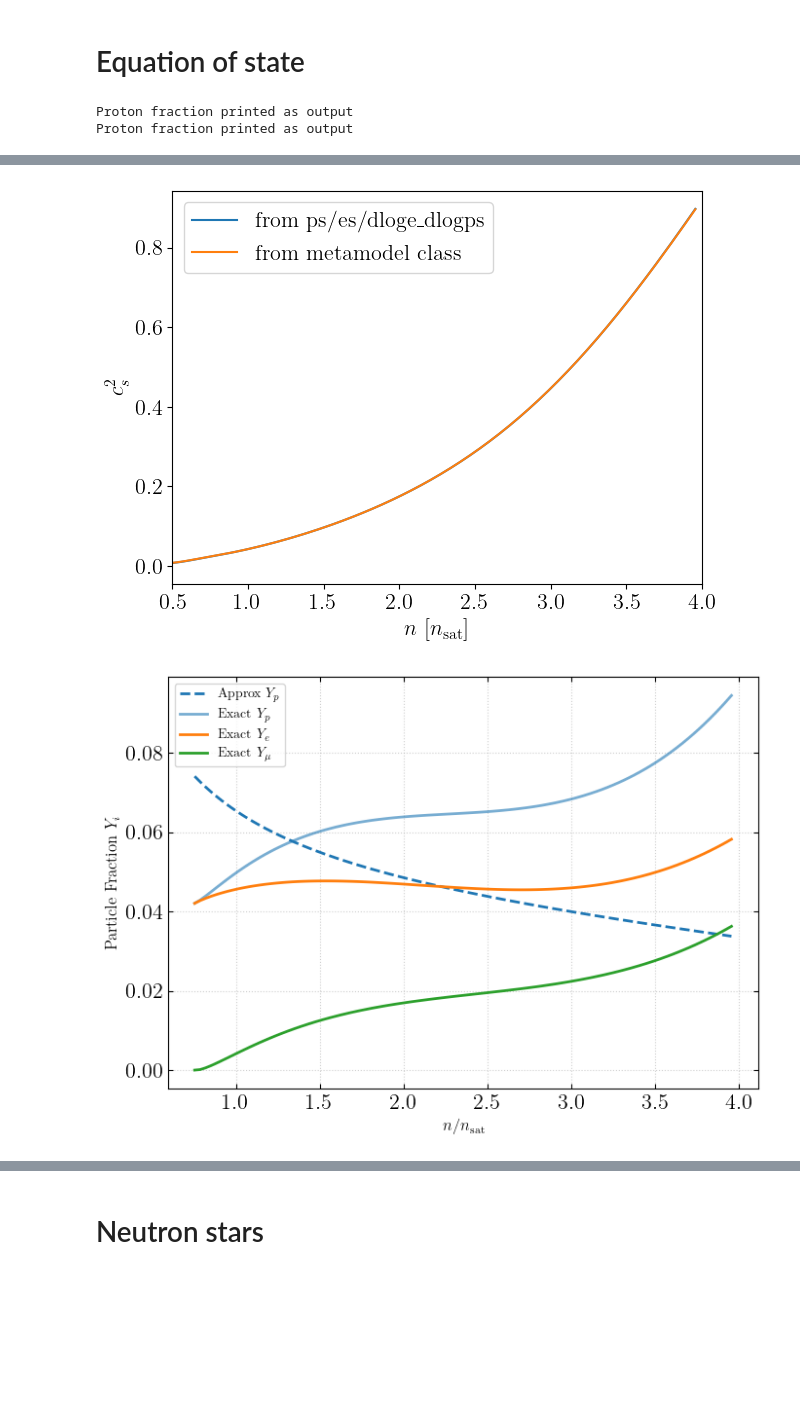
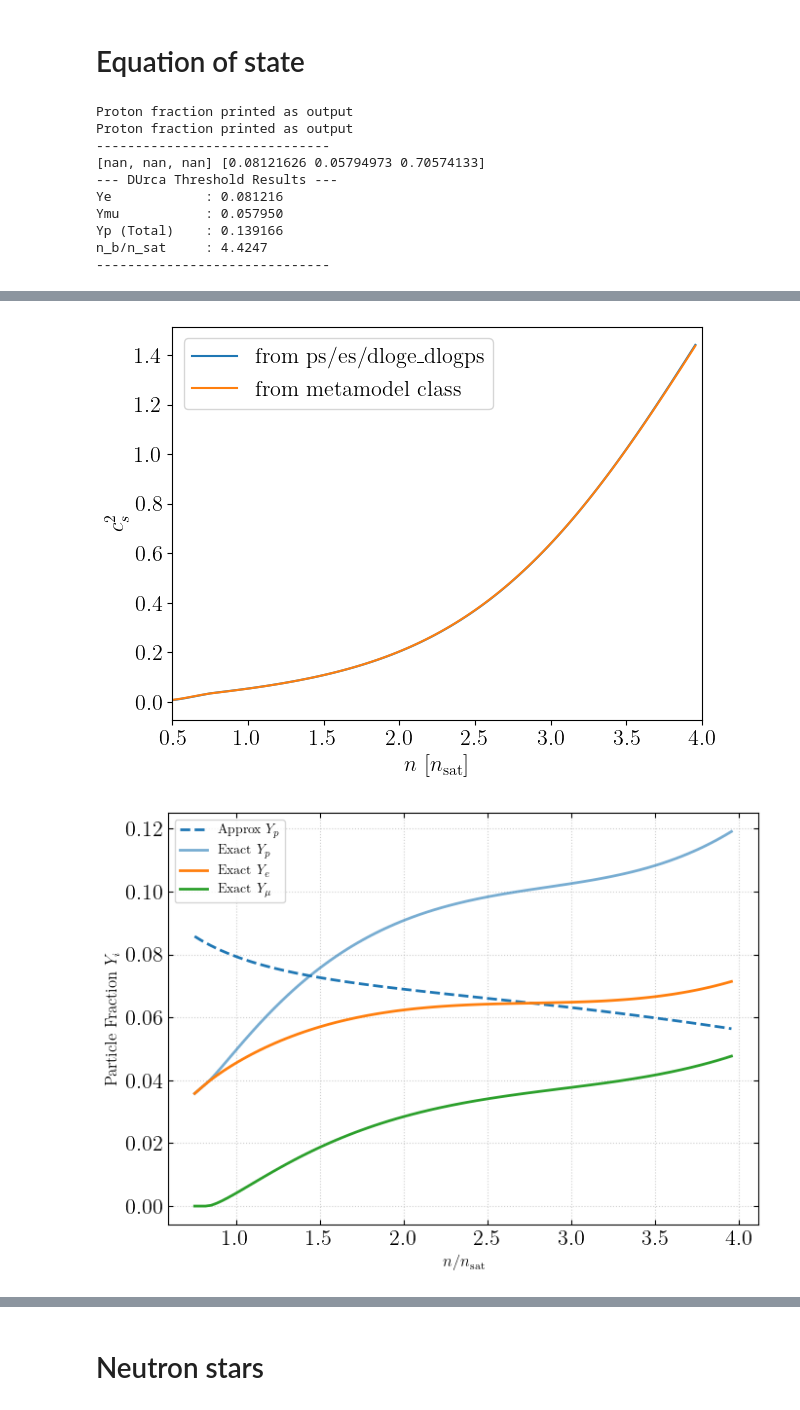
Before and after one commit to diodaberjalan/jester, a Jupyter notebook: examples/eos_tov/eos_tov_beta-test.ipynb, the cells around one changed output, grey strips where cells are left out. Cells and saved outputs as stored; diff of their text form; code cells hidden in the pictures; blank space fills up the shorter version.

```diff
--- a/examples/eos_tov/eos_tov_beta-test.ipynb
+++ b/examples/eos_tov/eos_tov_beta-test.ipynb
@@ -30,32 +30,32 @@ W0119 18:19:34.834517  455437 cuda_executor.cc:1802] GPU interconnect informatio
 nsat = 0.1595 # nuclear saturation density in fm^-3
 
 # Define the EOS object, here we focus on Metamodel with CSE
-eos_exact = MetaModel_only(nmax_nsat=6.0, proton_fraction = 'exact')
+eos_exact = MetaModel_only(nmax_nsat=6.0, proton_fraction = 'exact', calculate_durca = True)
 eos = MetaModel_only(nmax_nsat=6.0)
 
 # Define the nuclear empirical parameters (NEPs) -- all in MeV
-# NEP_dict = {"E_sat": -16.0, # saturation parameters
-#             "K_sat": 200.0,
-#             "Q_sat": 0.0,
-#             "Z_sat": 0.0,
-#             "E_sym": 32.0, # symmetry parameters
-#             "L_sym": 70.0,
-#             "K_sym": -100.0,
-#             "Q_sym": 0.0,
-#             "Z_sym": 0.0,
-#             }
+NEP_dict = {"E_sat": -16.0, # saturation parameters
+            "K_sat": 200.0,
+            "Q_sat": 0.0,
+            "Z_sat": 0.0,
+            "E_sym": 32.0, # symmetry parameters
+            "L_sym": 70.0,
+            "K_sym": -100.0,
+            "Q_sym": 0.0,
+            "Z_sym": 0.0,
+            }
 
 # SLy dict
-NEP_dict = {"E_sat": -15.97, # saturation parameters
-            "K_sat":  229.9,
-            "Q_sat": -145.1,
-            "Z_sat": -671,
-            "E_sym": 32.01, # symmetry parameters
-            "L_sym": 45.99,
-            "K_sym": -119.6,
-            "Q_sym": 252,
-            "Z_sym": -410,
-            }
+# NEP_dict = {"E_sat": -15.97, # saturation parameters
+#             "K_sat":  229.9,
+#             "Q_sat": -145.1,
+#             "Z_sat": -671,
+#             "E_sym": 32.01, # symmetry parameters
+#             "L_sym": 45.99,
+#             "K_sym": -119.6,
+#             "Q_sym": 252,
+#             "Z_sym": -410,
+#             }
 
 # Esat, nsat, Ksat, Qsat, Zsat -15.97, 0.1595, 229.9, -145.1, -671
 # Esym, Lsym, Ksym, Qsym, Zsym 32.01,  45.99, -119.6,  252,  -410
@@ -81,9 +81,19 @@ ngrids = jnp.array([4.0, 5.0, 6.0, 7.0]) * nsat
 cs2grids = jnp.array([0.5, 0.4, 0.3, 0.2]) # speed of sound squared at the grid points
 
 # Now create the EOS -- returns a tuple with most useful EOS quantities
-ns, ps, hs, es, dloge_dlogps, mu, cs2, [n_metamodel_orig, proton_fraction, e_fraction, muon_fraction] = eos.construct_eos(NEP_dict, ngrids, cs2grids)
-ns_exact, ps_exact, hs_exact, es_exact, dloge_dlogps_exact, mu_exact, cs2_exact, [n_metamodel_orig_exact, proton_fraction_exact, e_fraction_exact, muon_fraction_exact] = eos_exact.construct_eos(NEP_dict, ngrids, cs2grids)
-# Make a plot
+ns, ps, hs, es, dloge_dlogps, mu, cs2, [n_metamodel_orig, proton_fraction, e_fraction, muon_fraction, durca_density] = eos.construct_eos(NEP_dict, ngrids, cs2grids)
+ns_exact, ps_exact, hs_exact, es_exact, dloge_dlogps_exact, mu_exact, cs2_exact, [n_metamodel_orig_exact, proton_fraction_exact, e_fraction_exact, muon_fraction_exact, durca_density_exact] = eos_exact.construct_eos(NEP_dict, ngrids, cs2grids)
+
+print("-" * 30)
+print(durca_density,durca_density_exact)
+ye_durca, ym_durca, n_durca = durca_density_exact
+
+print(f"--- DUrca Threshold Results ---")
+print(f"Ye            : {ye_durca:.6f}")
+print(f"Ymu           : {ym_durca:.6f}")
+print(f"Yp (Total)    : {ye_durca + ym_durca:.6f}")
+print(f"n_b/n_sat     : {n_durca/nsat:.4f}")
+print("-" * 30)
 plt.subplots(nrows = 2, ncols = 2, figsize = (12, 10))
 
 # For the plot, let's make some conversions to more common units
@@ -198,3 +208,11 @@ plt.close()
 # %% [output]
 Proton fraction printed as output
 Proton fraction printed as output
+------------------------------
+[nan, nan, nan] [0.08121626 0.05794973 0.70574133]
+--- DUrca Threshold Results ---
+Ye            : 0.081216
+Ymu           : 0.057950
+Yp (Total)    : 0.139166
+n_b/n_sat     : 4.4247
+------------------------------
@@ -204,3 +222,3 @@ Proton fraction printed as output
-[figure, old version]
+[figure, new version]
-[figure, old version]
+[figure, new version]
 # %%
```
Also changed, not shown: parts of 5 cells of this notebook, 3 other files.
